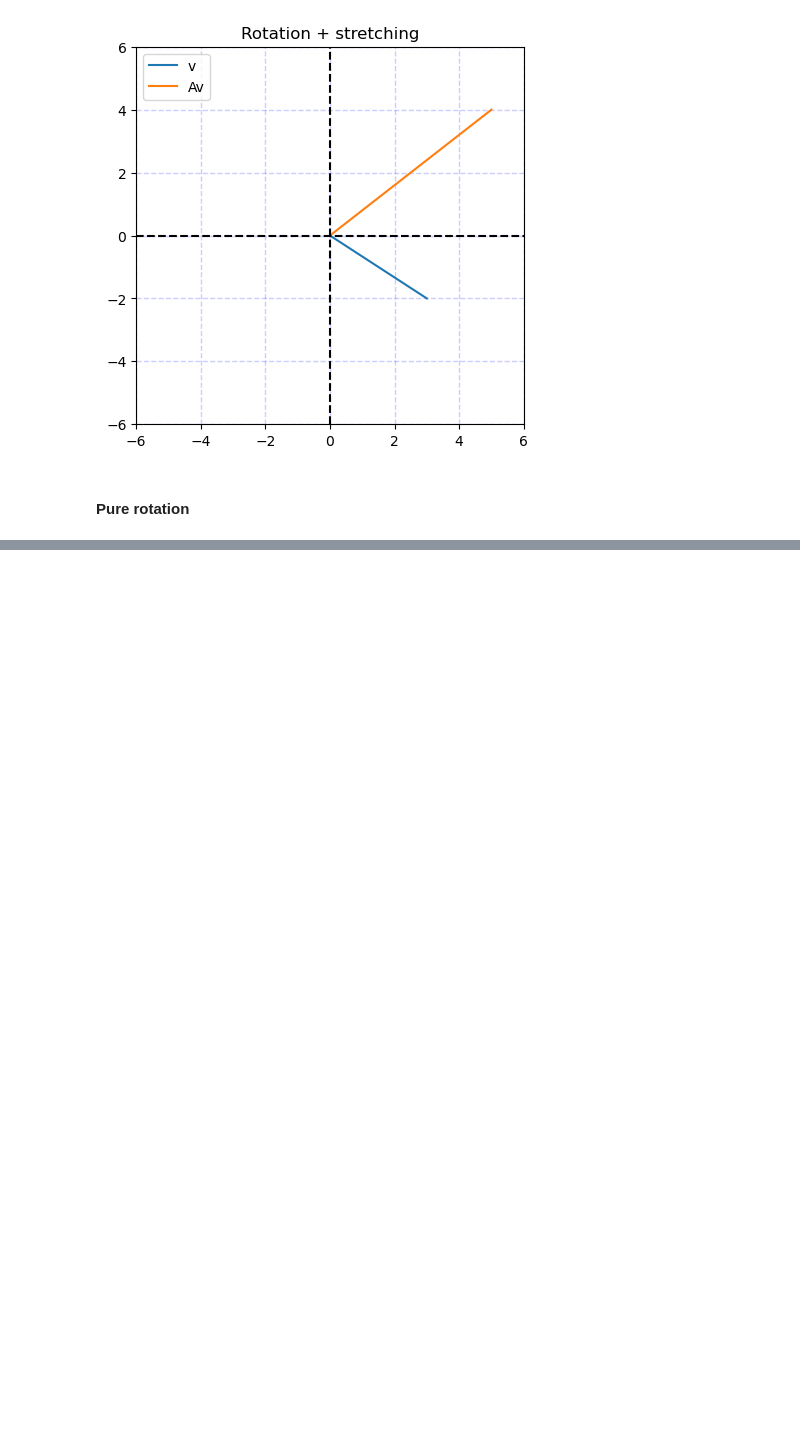
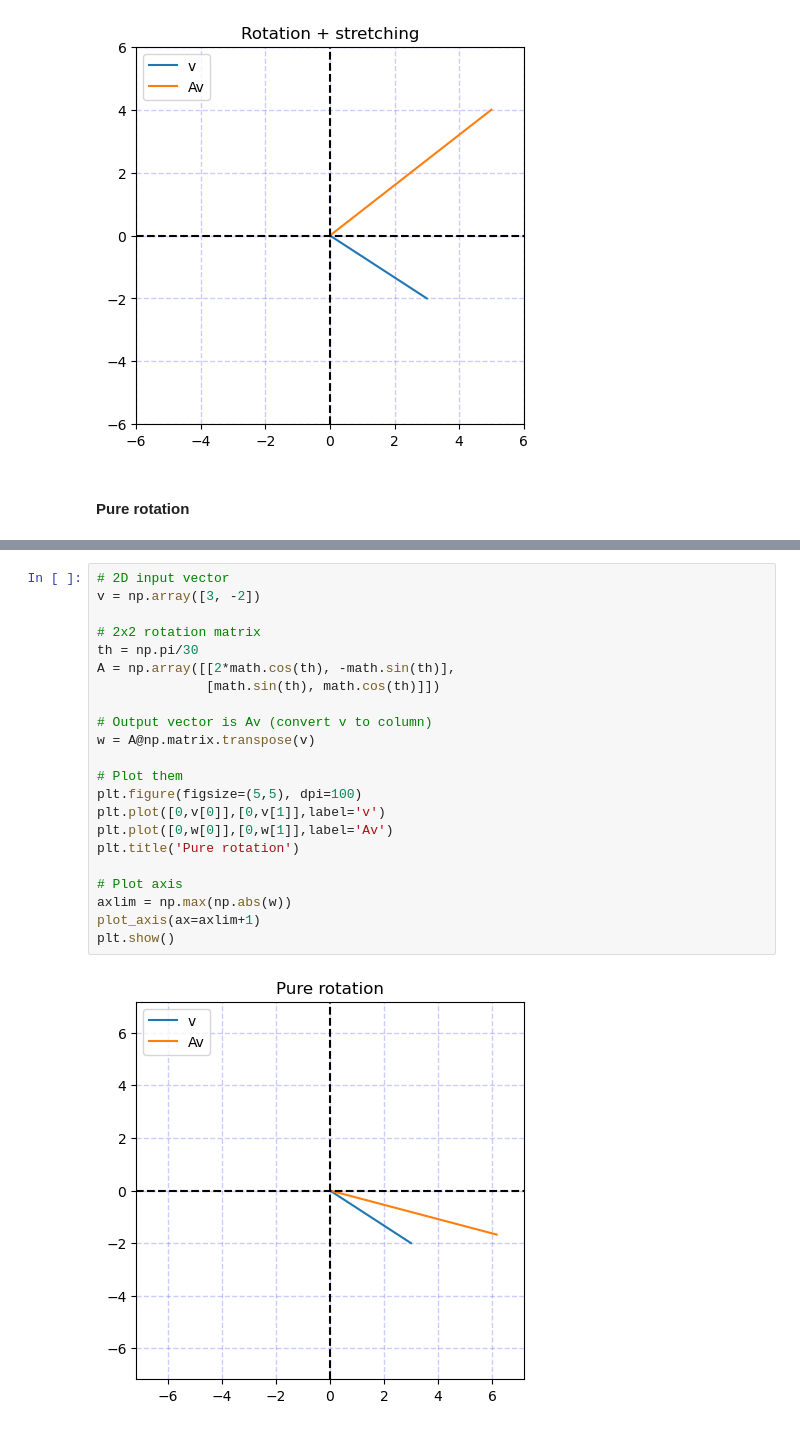
Before and after one commit to murilogustineli/linear-algebra, a Jupyter notebook: 03-matrix-multiplication/matrix-mult.ipynb, the cells around one changed output, grey strips where cells are left out. Cells and saved outputs as stored; diff of their text form; blank space fills up the shorter version.

Commit message:
updated matrix-mult

```diff
--- a/03-matrix-multiplication/matrix-mult.ipynb
+++ b/03-matrix-multiplication/matrix-mult.ipynb
@@ -270,0 +274,24 @@ plt.show()
+# %%
+# 2D input vector
+v = np.array([3, -2])
+
+# 2x2 rotation matrix
+th = np.pi/30
+A = np.array([[2*math.cos(th), -math.sin(th)],
+              [math.sin(th), math.cos(th)]])
+
+# Output vector is Av (convert v to column)
+w = A@np.matrix.transpose(v)
+
+# Plot them
+plt.figure(figsize=(5,5), dpi=100)
+plt.plot([0,v[0]],[0,v[1]],label='v')
+plt.plot([0,w[0]],[0,w[1]],label='Av')
+plt.title('Pure rotation')
+
+# Plot axis
+axlim = np.max(np.abs(w))
+plot_axis(ax=axlim+1)
+plt.show()
+# %% [output]
+[figure, added]
```
Also changed, not shown: parts of 4 cells of this notebook.
